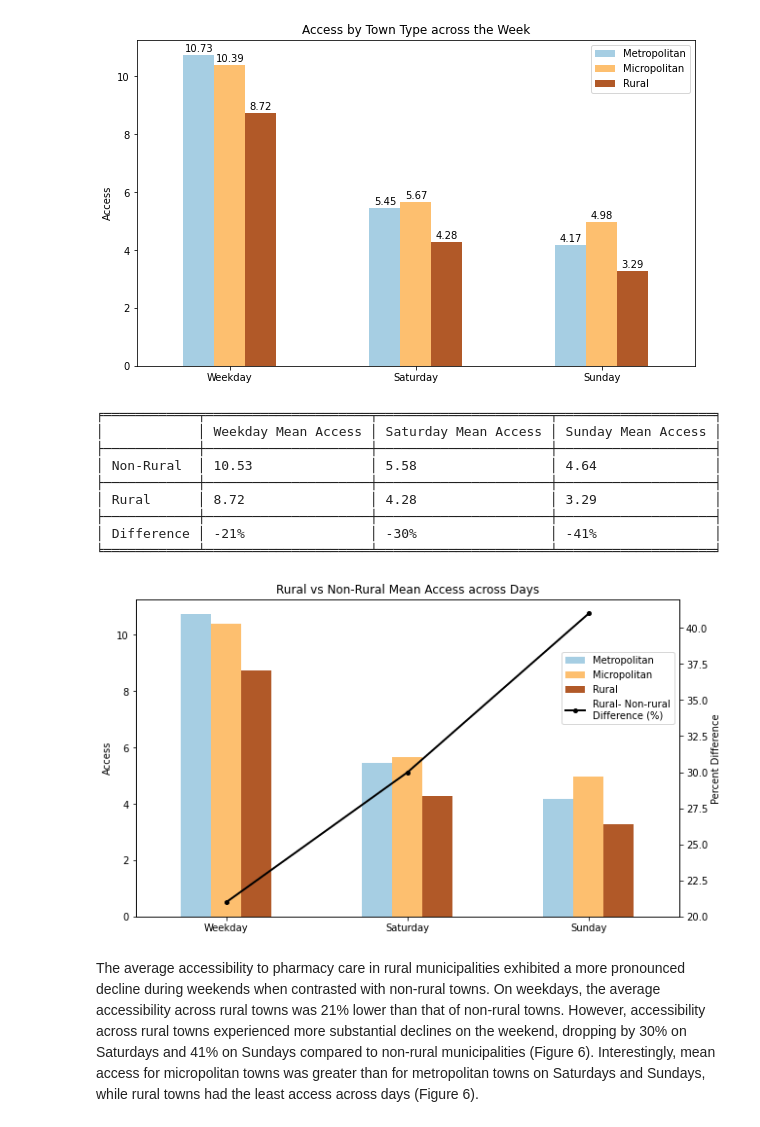
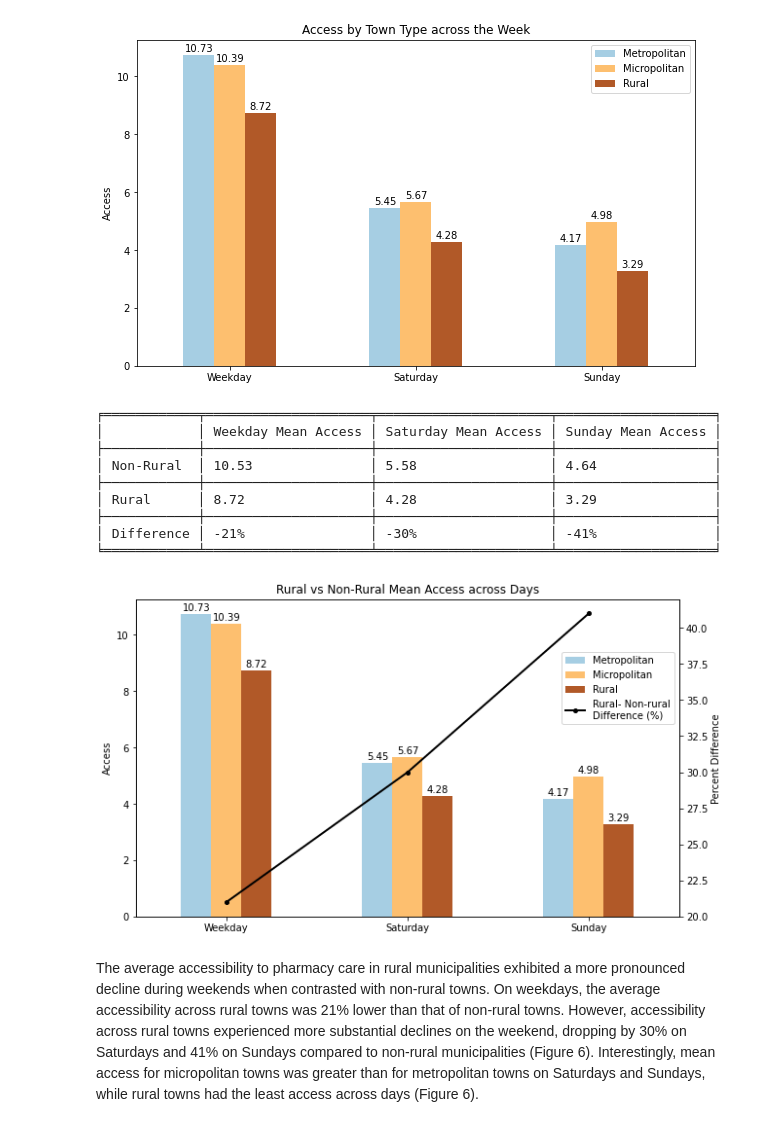
Before and after one commit to samroubin/VTPharmacy, a Jupyter notebook: procedure/code/01_Pharmacy_Accessibility.ipynb, the cells around one changed output. Cells and saved outputs as stored; diff of their text form; code cells hidden in the pictures.

```diff
--- a/procedure/code/01_Pharmacy_Accessibility.ipynb
+++ b/procedure/code/01_Pharmacy_Accessibility.ipynb
@@ -1222,34 +1222,38 @@ ax2 = ax.twinx()
 
 # Plot the percentage difference on the secondary y-axis and add it to the legend
 line, = ax2.plot(means_by_metro_transposed_2.index, means_by_metro_transposed_2['Difference (%)'], color='black', linewidth=2, marker='o', markersize=4, label='Rural- Non-rural\nDifference (%)', zorder=4)
 
 # Get handles and labels for the second plot
 handles2, labels2 = ax2.get_legend_handles_labels()
 
 # Combine handles and labels from both plots
 handles.extend(handles2)
 labels.extend(labels2)
 
 # Add legend for both plots
 ax.legend(handles, labels, loc='upper right', bbox_to_anchor=(1.0, 0.85))
 
 # Set labels for the secondary y-axis
 ax2.set_ylabel('Percent Difference')
 
+# Add numerical labels
+for i in ax.patches:
+    ax.text(i.get_x() + i.get_width() / 2, i.get_height() + 0.05, str(round(i.get_height(), 2)), ha='center', va='bottom')
+
 # Show plot
 #ax2.grid(axis='y', linestyle='-', linewidth=0.08, color='black', zorder=5)
 plt.show()
 # %% [output]
 ╒════════════╤═════════════════════╤══════════════════════╤════════════════════╕
 │            │ Weekday Mean Access │ Saturday Mean Access │ Sunday Mean Access │
 ├────────────┼─────────────────────┼──────────────────────┼────────────────────┤
 │ Non-Rural  │ 10.53               │ 5.58                 │ 4.64               │
 ├────────────┼─────────────────────┼──────────────────────┼────────────────────┤
 │ Rural      │ 8.72                │ 4.28                 │ 3.29               │
 ├────────────┼─────────────────────┼──────────────────────┼────────────────────┤
 │ Difference │ -21%                │ -30%                 │ -41%               │
 ╘════════════╧═════════════════════╧══════════════════════╧════════════════════╛
-[figure, old version]
+[figure, new version]
 # %% [markdown]
 The average accessibility to pharmacy care in rural municipalities exhibited a more pronounced decline during weekends when contrasted with non-rural towns. On weekdays, the average accessibility across rural towns was 21% lower than that of non-rural towns. However, accessibility across rural towns experienced more substantial declines on the weekend, dropping by 30% on Saturdays and 41% on Sundays compared to non-rural municipalities (Figure 6). Interestingly, mean access for micropolitan towns was greater than for metropolitan towns on Saturdays and Sundays, while rural towns had the least access across days (Figure 6).
 # %%
```
Also changed, not shown: parts of 3 cells of this notebook, 1 other file.
